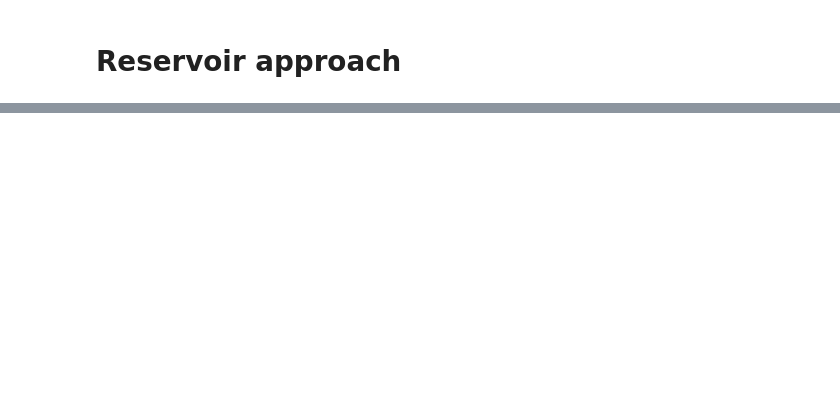
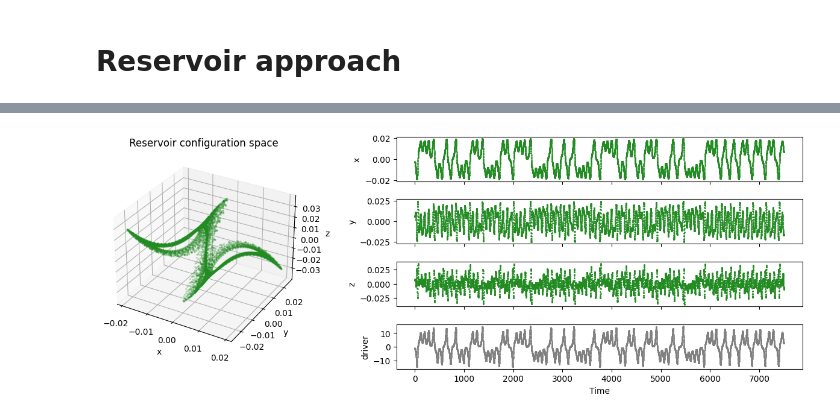
Before and after one commit to janko-petkovic/drawer, a Jupyter notebook: notebooks/rngnetwork.ipynb, the cells around one changed output, grey strips where cells are left out. Saved outputs shown, nothing was run; the diff lists cells and outputs as text; code cells hidden in the pictures; blank space fills up the shorter version.

```diff
--- a/notebooks/rngnetwork.ipynb
+++ b/notebooks/rngnetwork.ipynb
@@ -311,0 +329,26 @@ plt.subplots_adjust(hspace=0.4, wspace=0.3)
+# %%
+fig = plt.figure(figsize=(15,5))
+gs = fig.add_gridspec(ncols=2, nrows=4, width_ratios=(1,2))
+
+ax = fig.add_subplot(gs[:,0], projection='3d')
+ax.scatter(U.T[0], U.T[1], U.T[2], alpha=0.2, c='Forestgreen', s=2)
+
+ax.set_title('Reservoir configuration space')
+ax.set_xlabel('x')
+ax.set_ylabel('y')
+ax.set_zlabel('z')
+
+for i, lab in enumerate(['x','y','z']):
+    ax = fig.add_subplot(gs[i,1])
+    ax.scatter(np.arange(driving_idx), U.T[i], s=1, c='Forestgreen')
+    ax.set_xticklabels('')
+    ax.set_ylabel(lab)
+
+ax = fig.add_subplot(gs[3,1])
+ax.scatter(np.arange(driving_idx), sequence[:driving_idx], s=1, c='gray')
+ax.set_xlabel('Time')
+ax.set_ylabel('driver')
+
+plt.subplots_adjust(hspace=0.4, wspace=0.3)
+# %% [output]
+[figure, added]
```
Also changed, not shown: parts of 22 cells of this notebook, 20 other files.
